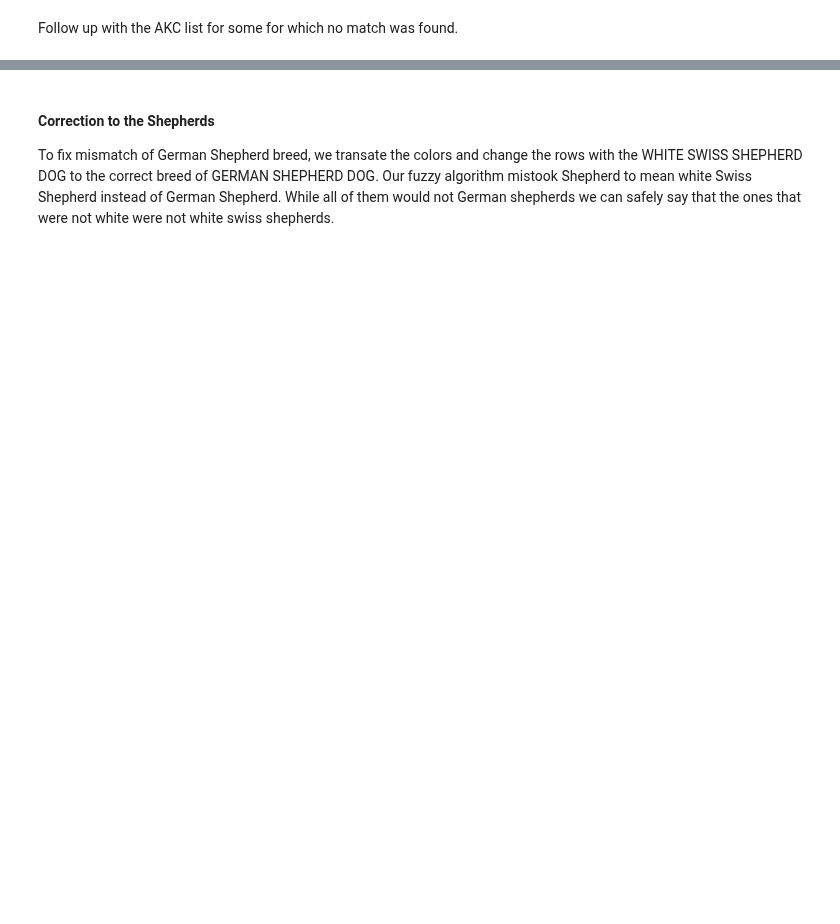
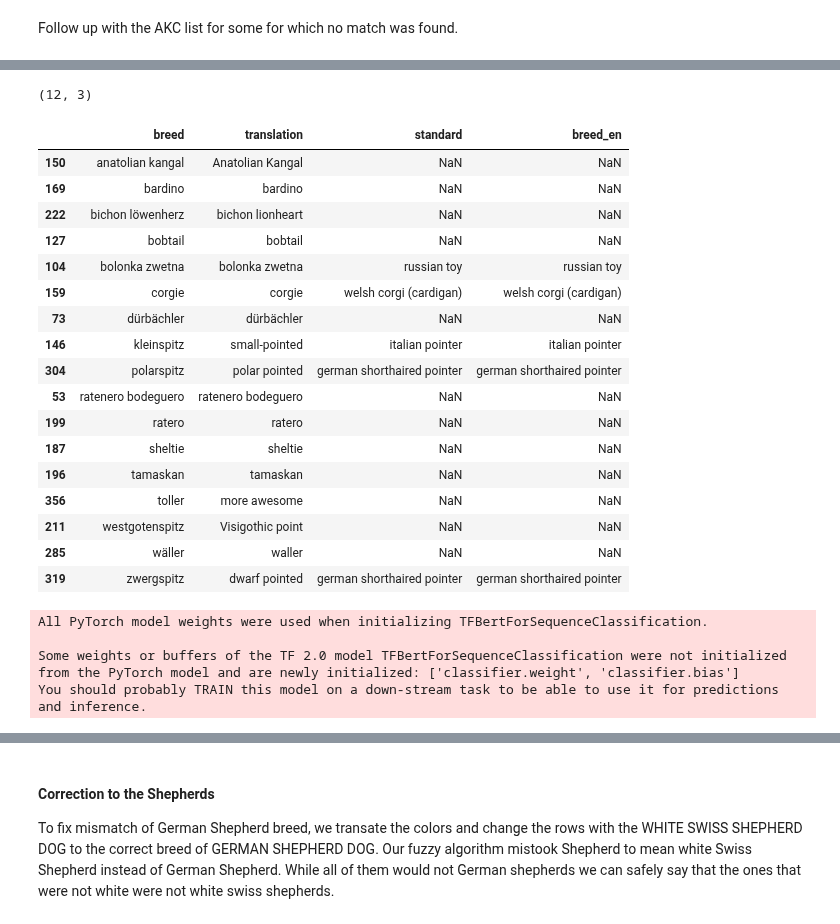
Before and after one commit to jonnross88/Springboard, a Jupyter notebook: u20_data_storytelling/dogs_of_zurich.ipynb, the cells around one changed output, grey strips where cells are left out. Saved outputs shown, nothing was run; the diff lists cells and outputs as text; code cells hidden in the pictures; blank space fills up the shorter version.

Commit message:
tried Bert, scrtaped fci more

```diff
--- a/u20_data_storytelling/dogs_of_zurich.ipynb
+++ b/u20_data_storytelling/dogs_of_zurich.ipynb
@@ -679,0 +918,3 @@ translations_df[translations_df["standard"].isna()].shape
+# %%
+still_to_be_matched = translations_df.loc[translations_df["standard"].isna()]
+still_to_be_matched
@@ -683,6 +943,5 @@ Follow up with the AKC list for some for which no match was found.
 akc_breeds = akc_breeds[["breed", "alt_names"]]
 akc_breeds["breed_en"] = akc_breeds["breed"].copy()
 # remove None values from alt_names
-akc_breeds["alt_names"] = akc_breeds["alt_names"].apply(
-    lambda x: list(filter(None, x)))
+akc_breeds["alt_names"] = akc_breeds["alt_names"].apply(lambda x: list(filter(None, x)))
 akc_breeds
@@ -689,15 +962,52 @@ akc_breeds
 # %%
 # Apply each fuzz function to each column
-
-
 for column in columns:
     for fuzz_func in fuzz_funcs:
-        translations_df["standard"] = translations_df["standard"].fillna(
-            apply_fuzzy_matching_to_breed_column(
-                translations_df, column, akc_breeds, fuzz_func
-            ),
+        # Create a mask for rows where 'standard' is NaN
+        nan_mask = still_to_be_matched["standard"].isna()
+
+        # Apply the function to the subset of DataFrame where 'standard' is NaN
+        matched_values = apply_fuzzy_matching_to_breed_column(
+            still_to_be_matched.loc[nan_mask], column, akc_breeds, fuzz_func
         )
-        # print(f"Nulls left: {translations_df['standard'].isna().sum()}")
 
+        # Update 'standard' only for rows where 'standard' is NaN
+        still_to_be_matched.loc[nan_mask, "standard"] = matched_values
+        # print(f"Nulls left: {still_to_be_matched['standard'].isna().sum()}")
 
-translations_df[translations_df["standard"].isna()].shape
+still_to_be_matched[still_to_be_matched["standard"].isna()].shape
+# %% [output]
+(12, 3)
+# %%
+still_to_be_matched["breed_en"] = still_to_be_matched["standard"]
+still_to_be_matched["standard"] = np.nan
+# print(still_to_be_matched.loc[still_to_be_matched["standard"].isna()])
+# loop through the 'breed_en' and apply fuzzy matching again to see if the akc breed name will match
+for func in fuzz_funcs:
+    nan_mask = still_to_be_matched["standard"].isna()
+    matched_values = apply_fuzzy_matching_to_breed_column(
+        still_to_be_matched.loc[nan_mask], "breed_en", fci_breeds, func
+    )
+    still_to_be_matched.loc[nan_mask, "standard"] = matched_values
+    # print(f"Nulls left: {still_to_be_matched['standard'].isna().sum()}")
+
+still_to_be_matched
+# %% [output]
+|  | breed | translation | standard | breed_en |
+| 150 | anatolian kangal | Anatolian Kangal | NaN | NaN |
+| 169 | bardino | bardino | NaN | NaN |
+| 222 | bichon löwenherz | bichon lionheart | NaN | NaN |
+| 127 | bobtail | bobtail | NaN | NaN |
+| 104 | bolonka zwetna | bolonka zwetna | russian toy | russian toy |
+| 159 | corgie | corgie | welsh corgi (cardigan) | welsh corgi (cardigan) |
+| 73 | dürbächler | dürbächler | NaN | NaN |
+| 146 | kleinspitz | small-pointed | italian pointer | italian pointer |
+| 304 | polarspitz | polar pointed | german shorthaired pointer | german shorthaired pointer |
+| 53 | ratenero bodeguero | ratenero bodeguero | NaN | NaN |
+| 199 | ratero | ratero | NaN | NaN |
+| 187 | sheltie | sheltie | NaN | NaN |
+| 196 | tamaskan | tamaskan | NaN | NaN |
+| 356 | toller | more awesome | NaN | NaN |
+| 211 | westgotenspitz | Visigothic point | NaN | NaN |
+| 285 | wäller | waller | NaN | NaN |
+| 319 | zwergspitz | dwarf pointed | german shorthaired pointer | german shorthaired pointer |
@@ -703,0 +1045,17 @@ translations_df[translations_df["standard"].isna()].shape
+# %%
+from transformers import TFBertModel, BertTokenizer, TFBertForSequenceClassification
+from sklearn.preprocessing import LabelEncoder
+import tensorflow as tf
+from keras.optimizers import Adam
+
+
+tokenizer = BertTokenizer.from_pretrained("bert-base-uncased")
+num_classes = 356
+model = TFBertForSequenceClassification.from_pretrained(
+    "bert-base-uncased", num_labels=num_classes
+)
+# %% [output]
+All PyTorch model weights were used when initializing TFBertForSequenceClassification.
+
+Some weights or buffers of the TF 2.0 model TFBertForSequenceClassification were not initialized from the PyTorch model and are newly initialized: ['classifier.weight', 'classifier.bias']
+You should probably TRAIN this model on a down-stream task to be able to use it for predictions and inference.
```
Also changed, not shown: parts of 117 cells of this notebook, 5 other files.
